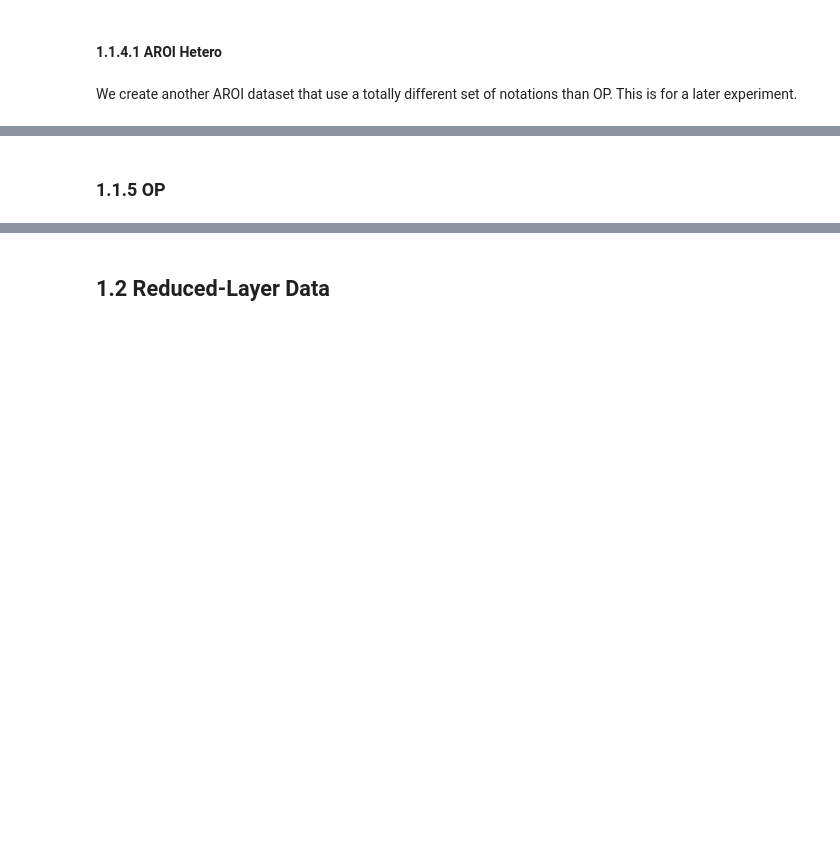
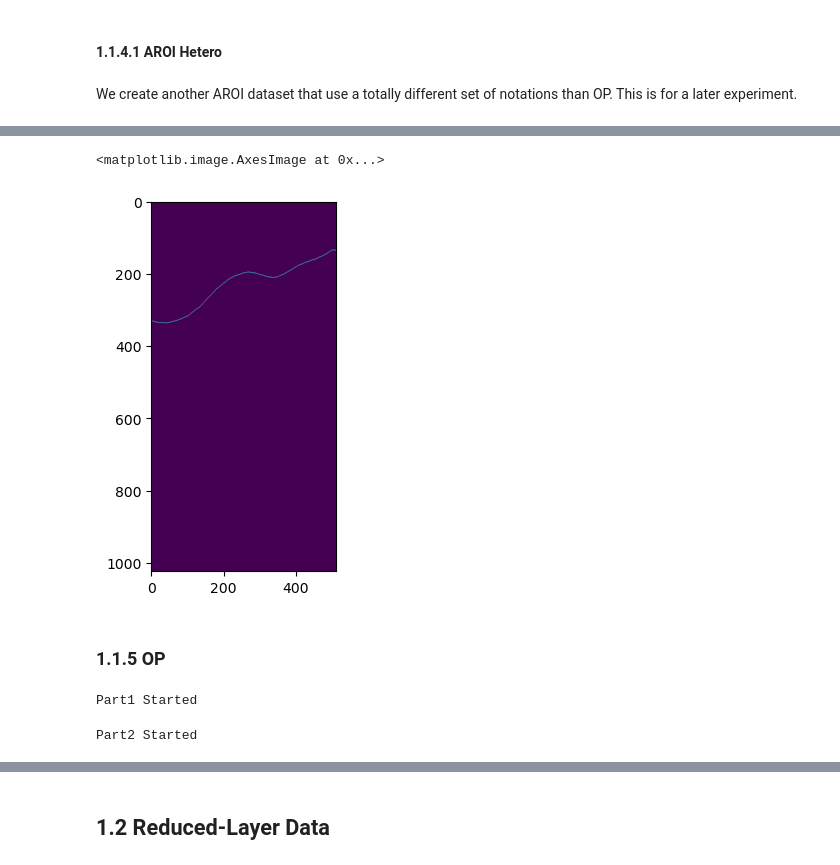
Before and after one commit to happen2me/oct-simulation, a Jupyter notebook: notebooks/2.data_processing.ipynb, the cells around one changed output, grey strips where cells are left out. Cells and saved outputs as stored; diff of their text form; code cells hidden in the pictures; blank space fills up the shorter version.

```diff
--- a/notebooks/2.data_processing.ipynb
+++ b/notebooks/2.data_processing.ipynb
@@ -148,3 +187,9 @@ extract_data_aroi(raw_data_folder=C.RAW_DATA_PATTERN.format(data=data),
+# %%
+label = np.asarray(Image.open('/mnt/data/shen/archive/oct/data/splits/AROI_H/labels/val/patient1_raw0075.png'))
+plt.imshow(label == D.ilm)
+# %% [output]
+<matplotlib.image.AxesImage at 0x...>
+[figure, added]
 # %% [markdown]
 ### 1.1.5 OP
 # %%
@@ -154,6 +199,9 @@ name = "original"
 extract_data_op(raw_data_folder=C.RAW_DATA_PATTERN.format(data=data),
                 bscan_folder=C.BSCAN_PATTERN.format(data=data),
                 layer_folder=C.LAYER_PATTERN.format(data=data, dtype=dtype),
-                layer_labels=C.OP_LABELS,
-                instrument_labels=C.INSTRUMENT_LABELS,
+                layer_labels=[U.ilm, U.rpe],
+                instrument_labels=[U.instrument, U.mirror],
                 save_extension='png')
+# %% [output]
+Part1 Started
+Part2 Started
```
Also changed, not shown: parts of 18 cells of this notebook, 7 other files.
